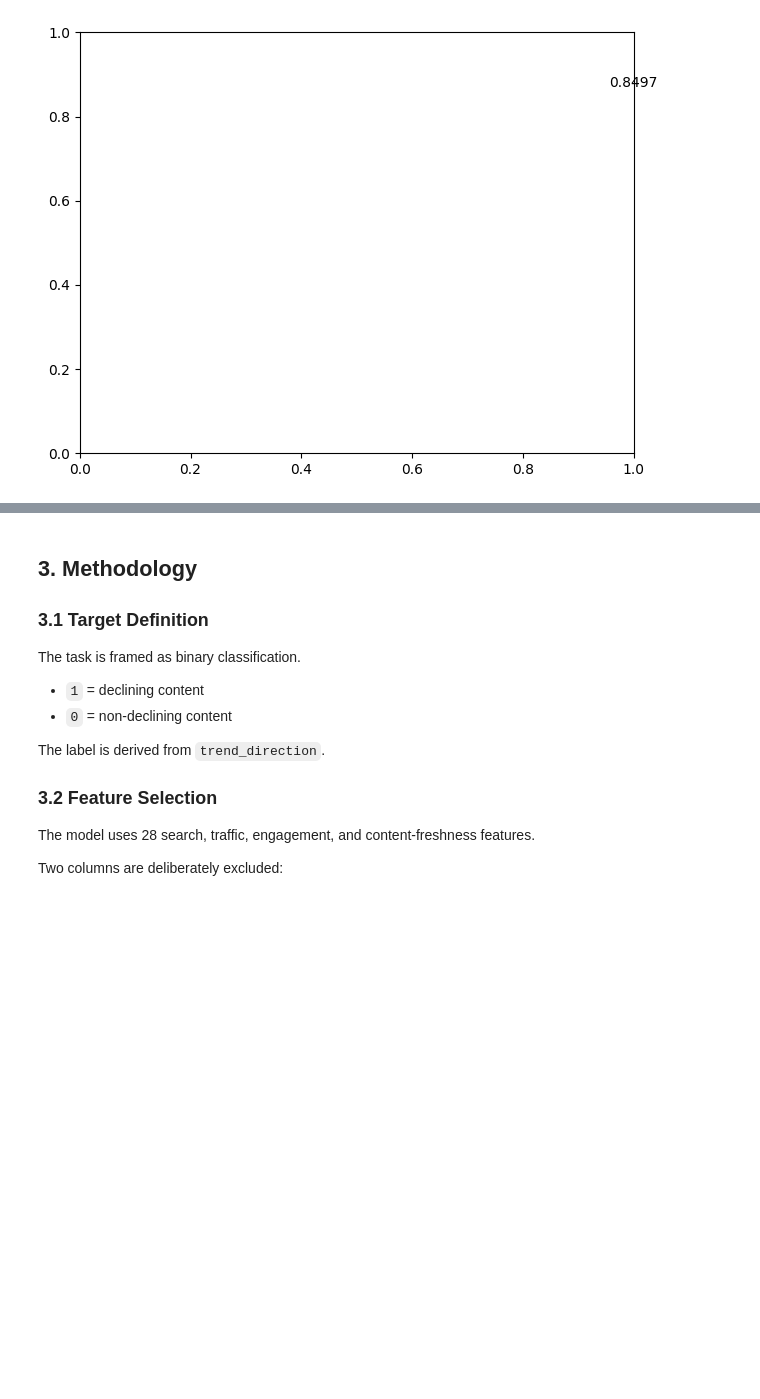
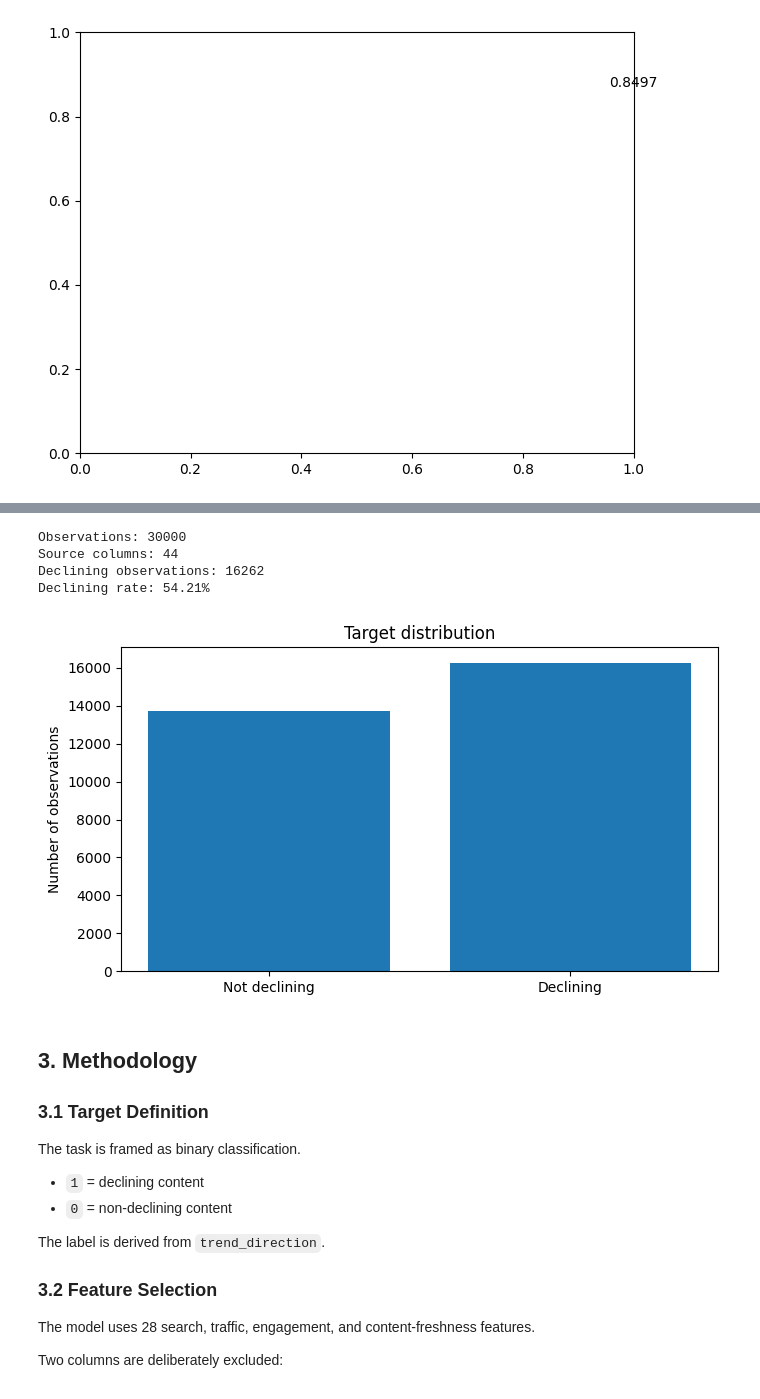
Before and after one commit to Ahmedali3ff/Flyrank-internship-, a Jupyter notebook: work/notebooks/capstone.ipynb, the cells around one changed output, grey strips where cells are left out. Saved outputs shown, nothing was run; the diff lists cells and outputs as text; code cells hidden in the pictures; blank space fills up the shorter version.

```diff
--- a/work/notebooks/capstone.ipynb
+++ b/work/notebooks/capstone.ipynb
@@ -493,0 +533,18 @@ The target column is created only after loading the source data and is not used
+# %%
+from pathlib import Path
+import pandas as pd
+import numpy as np
+
+# Locate the anonymized dataset
+matches = list(Path("/content").rglob("content_refresh_anonymized.csv"))
+
+if not matches:
+    raise FileNotFoundError(
+            "Could not find content_refresh_anonymized.csv under /content."
+                )
+
+DATA_PATH = matches[0]
+df = pd.read_csv(DATA_PATH)
+
+print(f"Dataset path: {DATA_PATH}")
+print(f"Dataset shape: {df.shape}")
@@ -494,3 +560,36 @@ The target column is created only after loading the source data and is not used
+# %%
+# Create the binary target
+df["is_declining_label"] = (
+    df["trend_direction"].astype(str).str.lower() == "down"
+    ).astype(int)
+
+print("Observations:", len(df))
+print("Source columns:", len(df.columns) - 1)
+print("Declining observations:", int(df["is_declining_label"].sum()))
+print(
+        "Declining rate:",
+            f"{df['is_declining_label'].mean():.2%}"
+            )
+# %% [output]
+Observations: 30000
+Source columns: 44
+Declining observations: 16262
+Declining rate: 54.21%
+# %%
+import matplotlib.pyplot as plt
+
+target_counts = df["is_declining_label"].value_counts().sort_index()
+
+labels = ["Not declining", "Declining"]
+
+plt.figure(figsize=(7, 4))
+plt.bar(labels, target_counts.values)
+plt.ylabel("Number of observations")
+plt.title("Target distribution")
+plt.tight_layout()
+plt.show()
+# %% [output]
+[figure, added]
 # %% [markdown]
 ## 3. Methodology
 
```
Also changed, not shown: parts of 44 cells of this notebook.
